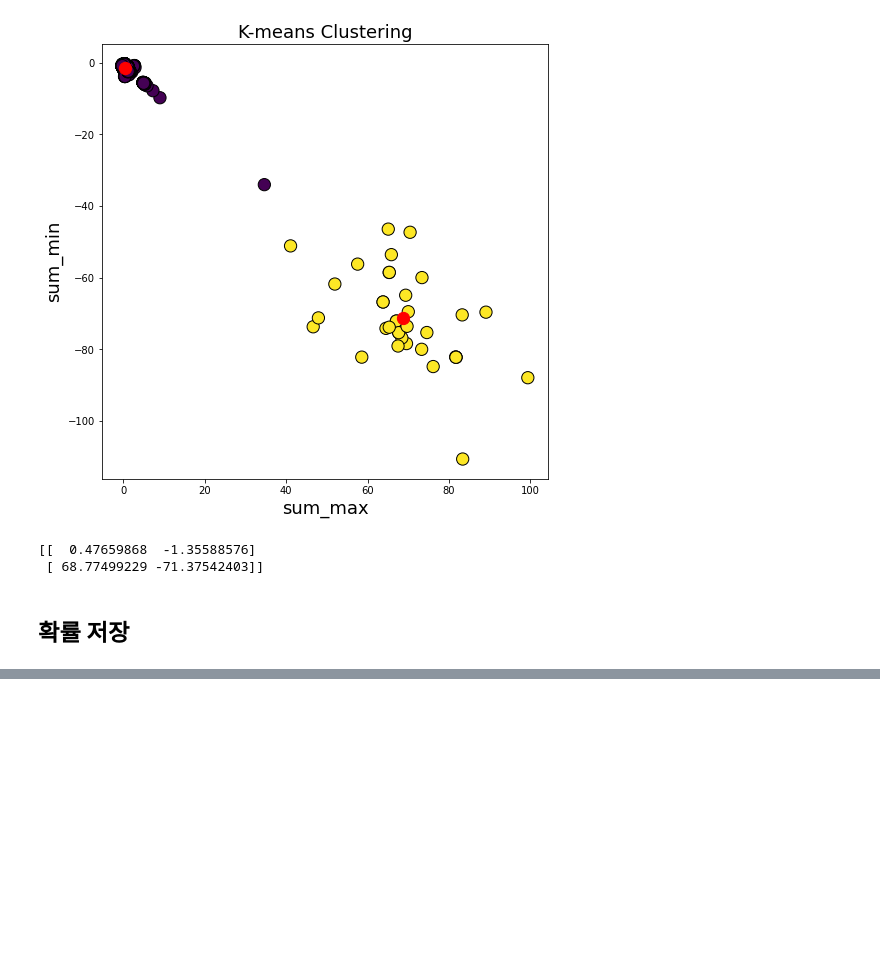
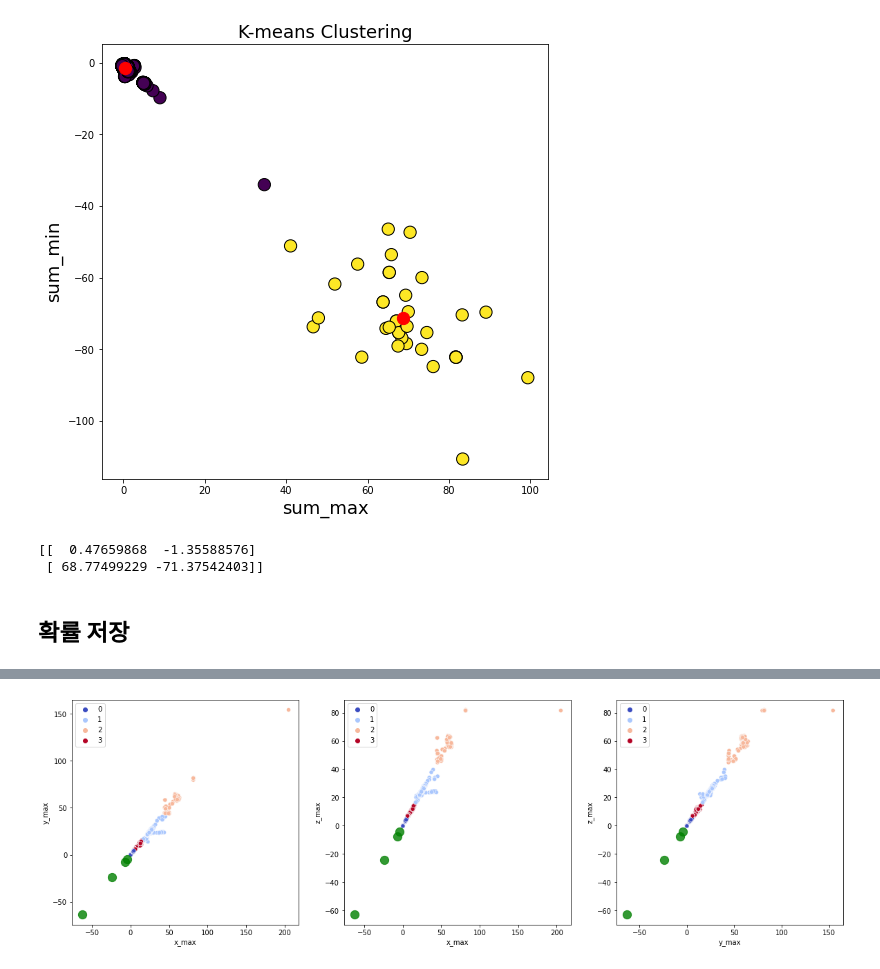
Before and after one commit to ttogle918/anomaly_detection_IOT_sensor, a Jupyter notebook: 04_soft_clustering.ipynb, the cells around one changed output, grey strips where cells are left out. Drawn from its saved outputs; the diff is of its cells as text; code cells hidden in the pictures; blank space fills up the shorter version.

```diff
--- a/04_soft_clustering.ipynb
+++ b/04_soft_clustering.ipynb
@@ -224,0 +257,26 @@ with open("probability_kmeans_plus_testcase.pickle", "wb") as handle:
+# %%
+km = KMeans(n_clusters = 4)
+km = km.fit(df[feature])
+# %%
+feature = ['x_max', 'y_max', 'z_max']
+
+centers = km.cluster_centers_
+
+plt.figure(figsize=(20, 6))
+X = df[feature]
+
+plt.subplot(131)
+sns.scatterplot(x=X.iloc[:,0], y=X.iloc[:,1], data=df, hue=km.labels_, palette='coolwarm')
+plt.scatter(centers[:,0], centers[:,1], c='green', alpha=0.8, s=150)
+
+plt.subplot(132)
+sns.scatterplot(x=X.iloc[:,0], y=X.iloc[:,2], data=df, hue=km.labels_, palette='coolwarm')
+plt.scatter(centers[:,0], centers[:,2], c='green', alpha=0.8, s=150)
+
+plt.subplot(133)
+sns.scatterplot(x=X.iloc[:,1], y=X.iloc[:,2], data=df, hue=km.labels_, palette='coolwarm')
+plt.scatter(centers[:,1], centers[:,2], c='green', alpha=0.8, s=150)
+
+plt.show()
+# %% [output]
+[figure, added]
```
Also changed, not shown: parts of 23 cells of this notebook, 4 other files.
